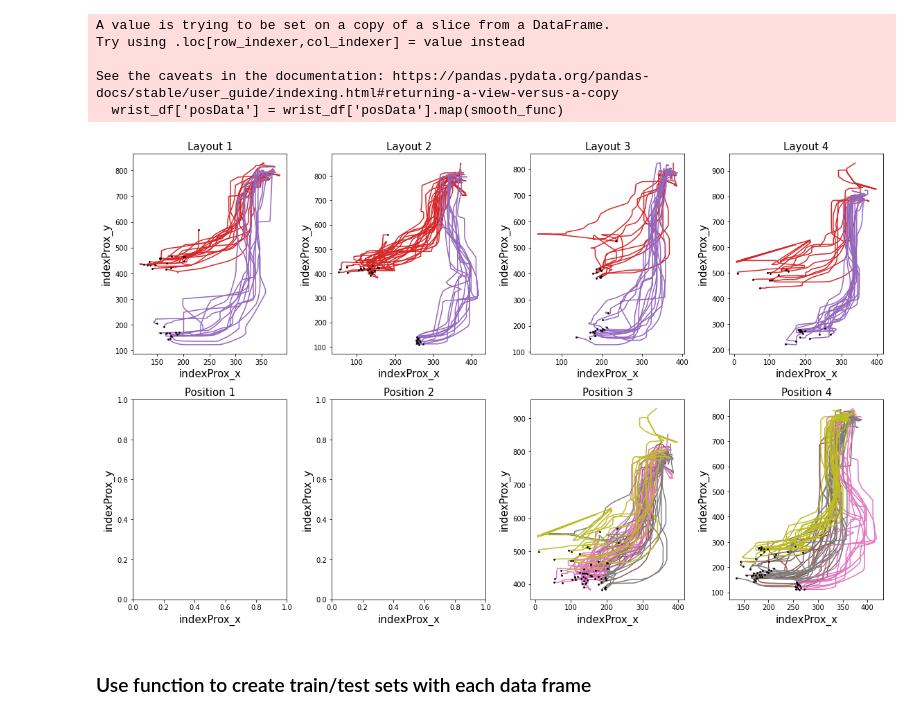
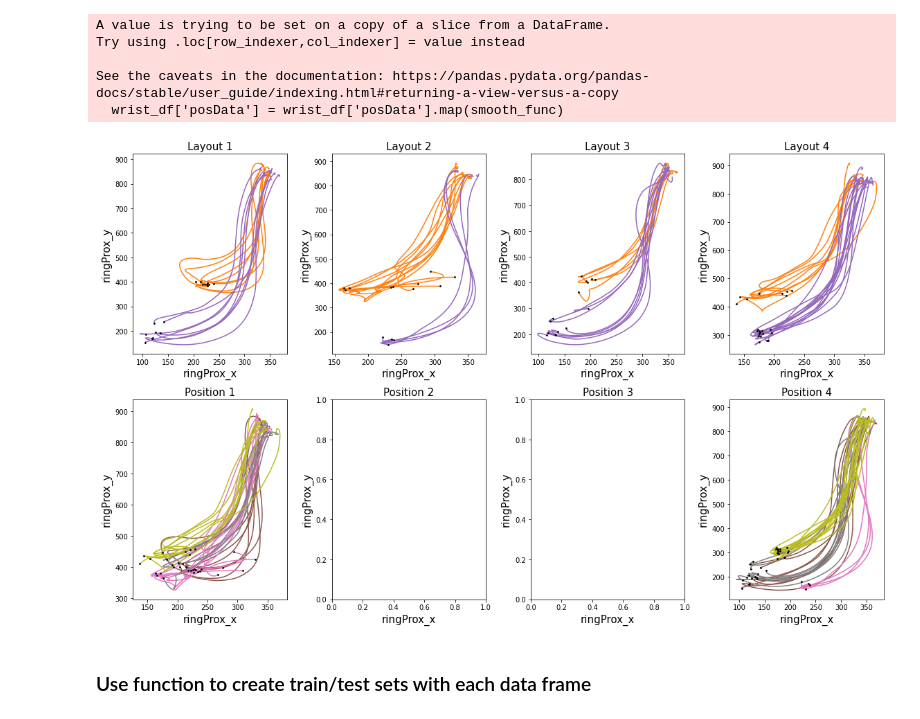
Before and after one commit to ntolley/SEE_decoding, a Jupyter notebook: notebooks/movement_decoding_rnn.ipynb, the cells around one changed output. Cells and saved outputs as stored; diff of their text form; code cells hidden in the pictures.

```diff
--- a/notebooks/movement_decoding_rnn.ipynb
+++ b/notebooks/movement_decoding_rnn.ipynb
@@ -53,9 +52,0 @@ To enable them in other operations, rebuild TensorFlow with the appropriate comp
-# %%
-kinematic_df, neural_df, metadata = mocap_functions.load_mocap_df('../data/SPK20220308/task_data/', kinematic_suffix='_cam1')
-
-pos_filter = [3, 4]
-
-neural_df = neural_df[np.in1d(neural_df['position'], pos_filter)].reset_index(drop=True)
-kinematic_df = kinematic_df[np.in1d(kinematic_df['position'], pos_filter)].reset_index(drop=True)
-
-trial_ids = neural_df['trial'].unique()
@@ -61,0 +75,25 @@ trial_ids = neural_df['trial'].unique()
+# %%
+# Subselect specific marker
+# marker_list = ['ulnarDistal', 'carpal', 'thumbProx', 'ringProx','pinkyProx'] # cam4
+marker_list = ['ringProx', 'pinkyProx', 'middleProx'] # cam4
+# marker_list = ['indexProx', 'carpal', 'ringProx'] # cam1
+
+
+mask_list = [kinematic_df['name'].str.contains(pat=pat) for pat in marker_list]
+wrist_df = kinematic_df[np.logical_or.reduce(mask_list)]
+# %% [output]
+A value is trying to be set on a copy of a slice from a DataFrame.
+Try using .loc[row_indexer,col_indexer] = value instead
+
+See the caveats in the documentation: https://pandas.pydata.org/pandas-docs/stable/user_guide/indexing.html#returning-a-view-versus-a-copy
+  wrist_df['posData'] = wrist_df['posData'].map(smooth_func)
+# %%
+# Remove trials where marker velocity exceeds 3x std
+outlier_thresh = 3
+velocity_std = np.concatenate(wrist_df['posData'].map(np.diff).values).std()
+outlier_mask = wrist_df['posData'].map(np.diff).apply(
+    lambda x: np.any(np.abs(x - np.mean(x)) > outlier_thresh * velocity_std))
+outlier_trials = wrist_df[outlier_mask]['trial'].unique()
+
+wrist_df = wrist_df[wrist_df['trial'].apply(lambda x: x not in outlier_trials)]
+neural_df = neural_df[neural_df['trial'].apply(lambda x: x not in outlier_trials)]
@@ -79,25 +117,10 @@ null_percent = kinematic_df.groupby('name')['posData'].apply(list).map(
-# %%
-smooth_func = partial(savgol_filter, window_length=21, polyorder=3)
-# kinematic_df['posData'] = kinematic_df['posData'].map(smooth_func)
-neural_df['rates'] = neural_df['rates'].map(smooth_func)
-
-# marker_list = ['ulnarDistal', 'carpal', 'thumbProx', 'ringProx','pinkyProx'] # cam4
-marker_list = ['indexProx'] # cam4
-# marker_list = ['indexProx', 'carpal', 'ringProx'] # cam1
-
-
-mask_list = [kinematic_df['name'].str.contains(pat=pat) for pat in marker_list]
-
-wrist_df = kinematic_df[np.logical_or.reduce(mask_list)]
-wrist_df['posData'] = wrist_df['posData'].map(smooth_func)
-# %% [output]
-A value is trying to be set on a copy of a slice from a DataFrame.
-Try using .loc[row_indexer,col_indexer] = value instead
-
-See the caveats in the documentation: https://pandas.pydata.org/pandas-docs/stable/user_guide/indexing.html#returning-a-view-versus-a-copy
-  wrist_df['posData'] = wrist_df['posData'].map(smooth_func)
+# %%
+
+smooth_func = partial(savgol_filter, window_length=31, polyorder=3)
+neural_df['rates'] = neural_df['rates'].map(smooth_func)
+wrist_df['posData'] = wrist_df['posData'].map(smooth_func)
 # %%
-marker_name = 'indexProx'
+marker_name = 'ringProx'
 
 plt.figure(figsize=(16,10))
 fontsize=15
@@ -111,38 +134,38 @@ ymin, ymax = None, None
 for position_idx in range(1,5):
     for layout_idx in range(1,5):
         plt.subplot(2,4,layout_idx)
-        mask = np.logical_and(kinematic_df['position'] == position_idx, kinematic_df['layout'] == layout_idx)
-        filtered_df = kinematic_df[mask]
+        mask = np.logical_and(wrist_df['position'] == position_idx, wrist_df['layout'] == layout_idx)
+        filtered_df = wrist_df[mask]
 
         x_data =  filtered_df[filtered_df['name'] == f'{marker_name}_x']['posData'].values
         y_data =  filtered_df[filtered_df['name'] == f'{marker_name}_y']['posData'].values
 
         for plot_data in zip(x_data, y_data):
             plt.scatter(plot_data[0][-1], plot_data[1][-1], color='k', zorder=10, s=3)
             plt.plot(plot_data[0], plot_data[1], color=f'C{position_idx}')
 
         # plt.xlim(xmin, xmax)
         # plt.ylim(ymin, ymax)
 
         plt.xlabel(f'{marker_name}_x', fontsize=fontsize)
         plt.ylabel(f'{marker_name}_y', fontsize=fontsize)
         plt.title(f'Layout {layout_idx}', fontsize=fontsize)
 
         plt.subplot(2,4,position_idx + 4)
         for plot_data in zip(x_data, y_data):
             plt.scatter(plot_data[0][-1], plot_data[1][-1], color='k', zorder=10, s=3)
             plt.plot(plot_data[0], plot_data[1], color=f'C{layout_idx + 4}')
 
         # plt.xlim(xmin, xmax)
         # plt.ylim(ymin, ymax)
 
         plt.xlabel(f'{marker_name}_x', fontsize=fontsize)
         plt.ylabel(f'{marker_name}_y', fontsize=fontsize)
         plt.title(f'Position {position_idx}', fontsize=fontsize)
 
 plt.tight_layout()
 # %% [output]
-[figure, old version]
+[figure, new version]
 # %%
 # Code to add avergage hand pos
 
```
Also changed, not shown: parts of 14 cells of this notebook, 1 other file.
